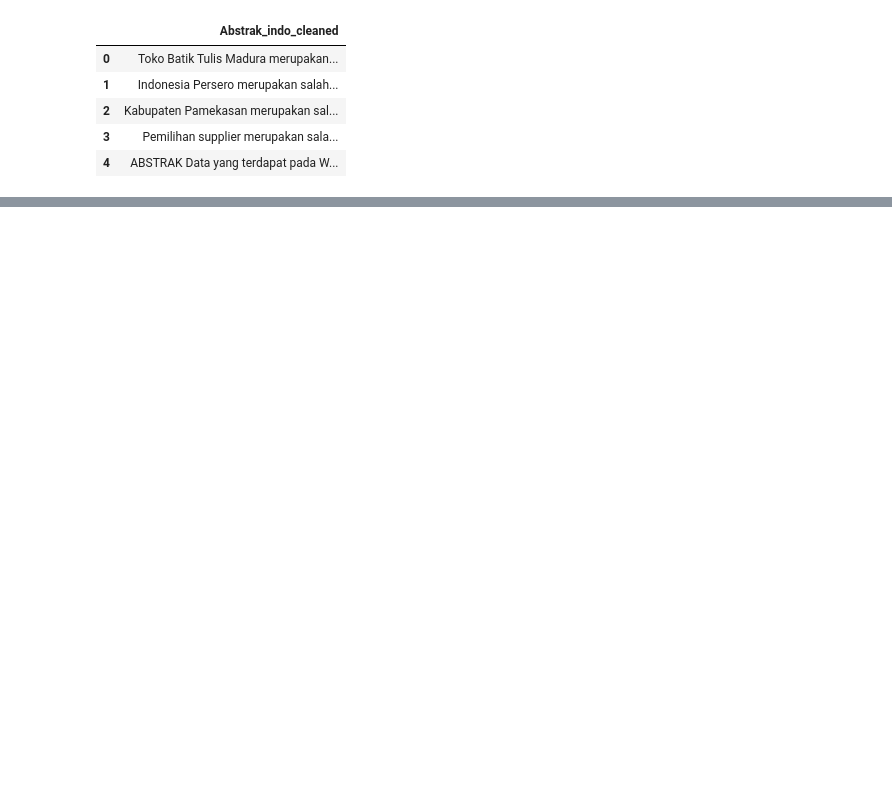
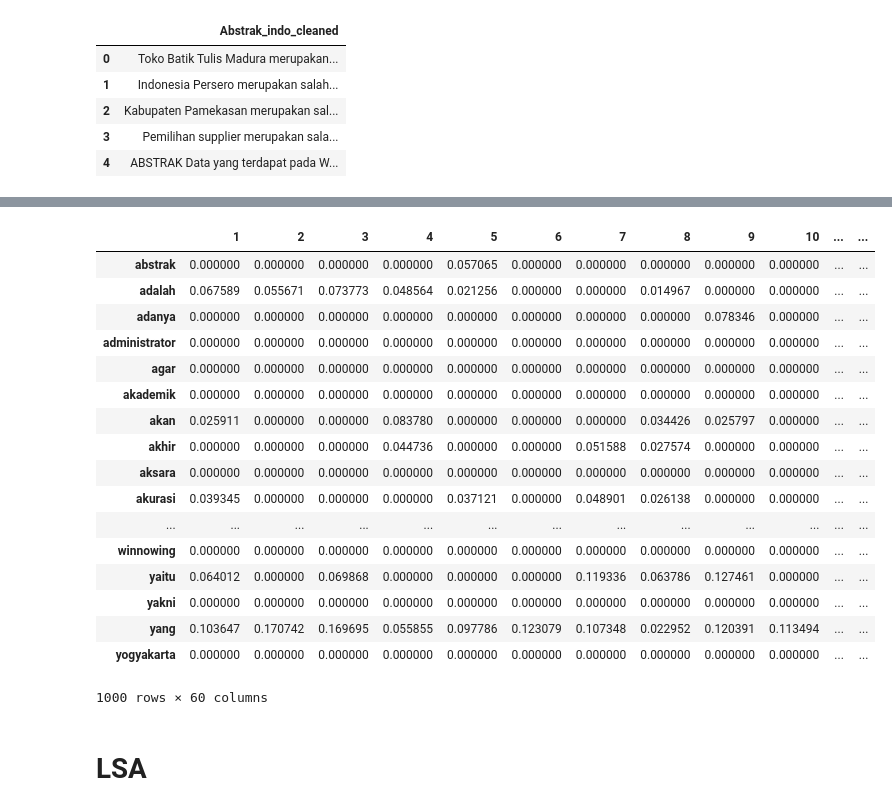
Before and after one commit to firyal190011/ppw_lsa, a Jupyter notebook: web.ipynb, the cells around one changed output, grey strips where cells are left out. Drawn from its saved outputs; the diff is of its cells as text; code cells hidden in the pictures; blank space fills up the shorter version.

```diff
--- a/web.ipynb
+++ b/web.ipynb
@@ -114,5 +243,5 @@ df.head()
 # %%
-df.drop(['Abstrak_indo'],axis=1,inplace=True)
+df.drop(['Abstrak_indo', 'Abstrak_indo_remove'],axis=1,inplace=True)
 # %%
 df.head()
 # %% [output]
@@ -155,3 +339,27 @@ print(vect_text)
+# %%
+df = pd.DataFrame(vect_text.todense().T, index=vect.get_feature_names(), columns=[f'{i+1}' for i in range (len(df))])
+df
+# %% [output]
+|  | 1 | 2 | 3 | 4 | 5 | 6 | 7 | 8 | 9 | 10 | ... | ... |
+| abstrak | 0.000000 | 0.000000 | 0.000000 | 0.000000 | 0.057065 | 0.000000 | 0.000000 | 0.000000 | 0.000000 | 0.000000 | ... | ... |
+| adalah | 0.067589 | 0.055671 | 0.073773 | 0.048564 | 0.021256 | 0.000000 | 0.000000 | 0.014967 | 0.000000 | 0.000000 | ... | ... |
+| adanya | 0.000000 | 0.000000 | 0.000000 | 0.000000 | 0.000000 | 0.000000 | 0.000000 | 0.000000 | 0.078346 | 0.000000 | ... | ... |
+| administrator | 0.000000 | 0.000000 | 0.000000 | 0.000000 | 0.000000 | 0.000000 | 0.000000 | 0.000000 | 0.000000 | 0.000000 | ... | ... |
+| agar | 0.000000 | 0.000000 | 0.000000 | 0.000000 | 0.000000 | 0.000000 | 0.000000 | 0.000000 | 0.000000 | 0.000000 | ... | ... |
+| akademik | 0.000000 | 0.000000 | 0.000000 | 0.000000 | 0.000000 | 0.000000 | 0.000000 | 0.000000 | 0.000000 | 0.000000 | ... | ... |
+| akan | 0.025911 | 0.000000 | 0.000000 | 0.083780 | 0.000000 | 0.000000 | 0.000000 | 0.034426 | 0.025797 | 0.000000 | ... | ... |
+| akhir | 0.000000 | 0.000000 | 0.000000 | 0.044736 | 0.000000 | 0.000000 | 0.051588 | 0.027574 | 0.000000 | 0.000000 | ... | ... |
+| aksara | 0.000000 | 0.000000 | 0.000000 | 0.000000 | 0.000000 | 0.000000 | 0.000000 | 0.000000 | 0.000000 | 0.000000 | ... | ... |
+| akurasi | 0.039345 | 0.000000 | 0.000000 | 0.000000 | 0.037121 | 0.000000 | 0.048901 | 0.026138 | 0.000000 | 0.000000 | ... | ... |
+| ... | ... | ... | ... | ... | ... | ... | ... | ... | ... | ... | ... | ... |
+| winnowing | 0.000000 | 0.000000 | 0.000000 | 0.000000 | 0.000000 | 0.000000 | 0.000000 | 0.000000 | 0.000000 | 0.000000 | ... | ... |
+| yaitu | 0.064012 | 0.000000 | 0.069868 | 0.000000 | 0.000000 | 0.000000 | 0.119336 | 0.063786 | 0.127461 | 0.000000 | ... | ... |
+| yakni | 0.000000 | 0.000000 | 0.000000 | 0.000000 | 0.000000 | 0.000000 | 0.000000 | 0.000000 | 0.000000 | 0.000000 | ... | ... |
+| yang | 0.103647 | 0.170742 | 0.169695 | 0.055855 | 0.097786 | 0.123079 | 0.107348 | 0.022952 | 0.120391 | 0.113494 | ... | ... |
+| yogyakarta | 0.000000 | 0.000000 | 0.000000 | 0.000000 | 0.000000 | 0.000000 | 0.000000 | 0.000000 | 0.000000 | 0.000000 | ... | ... |
+1000 rows × 60 columns
+# %% [markdown]
+# LSA
 # %%
 idf=vect.idf_
 # %%
```
Also changed, not shown: parts of 48 cells of this notebook, 2 other files.
